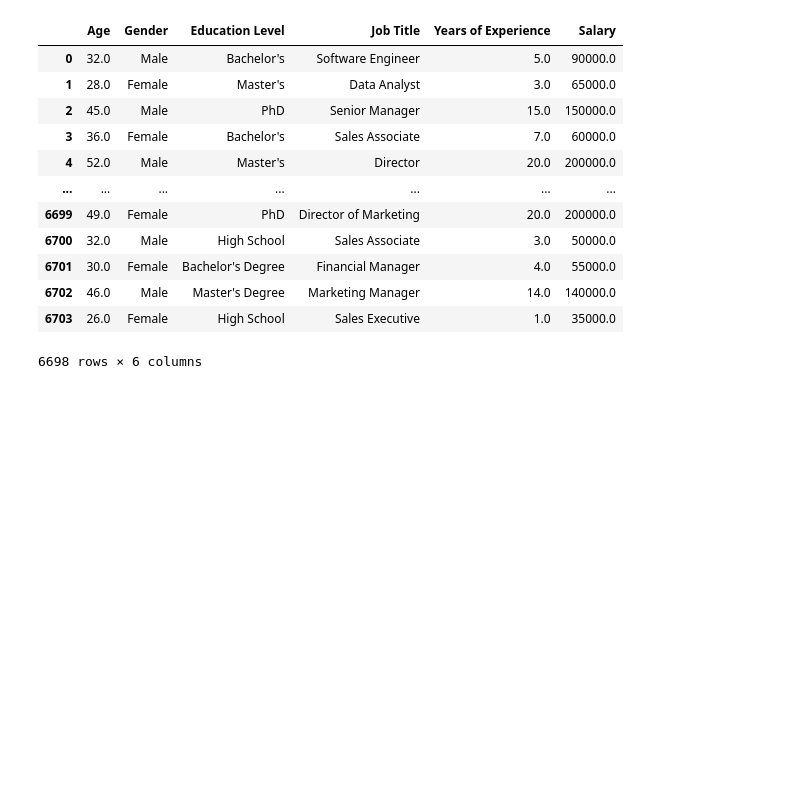
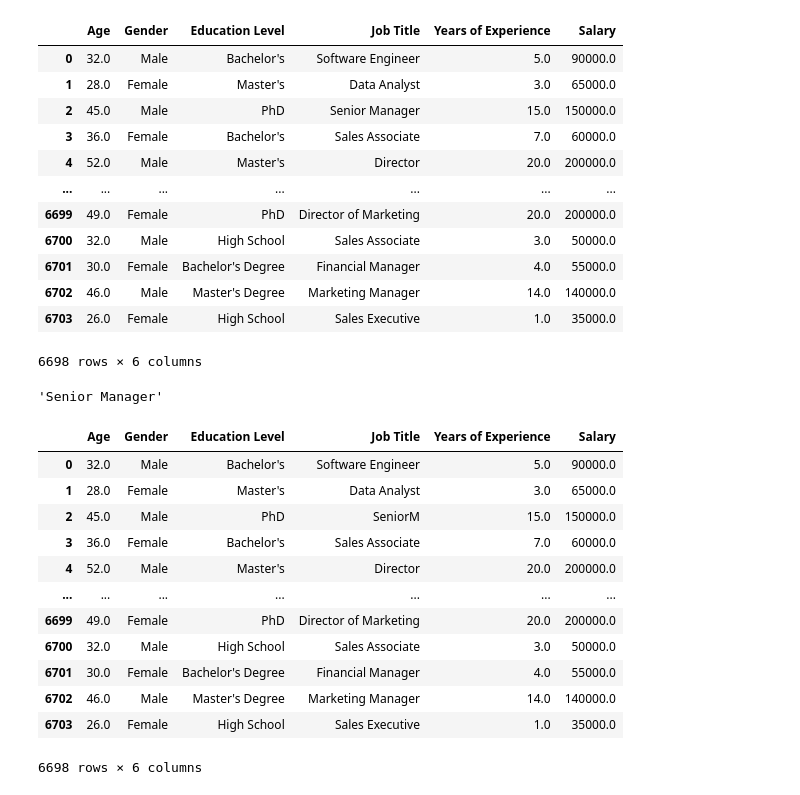
Before and after one commit to bindushahi/learn_data, a Jupyter notebook: numpypandas.ipynb, the cells around one changed output. Cells and saved outputs as stored; diff of their text form; code cells hidden in the pictures; blank space fills up the shorter version.

Commit message:
#particular data change garna parey

```diff
--- a/numpypandas.ipynb
+++ b/numpypandas.ipynb
@@ -239,3 +239,25 @@ df
 | 6702 | 46.0 | Male | Master's Degree | Marketing Manager | 14.0 | 140000.0 |
 | 6703 | 26.0 | Female | High School | Sales Executive | 1.0 | 35000.0 |
 6698 rows × 6 columns
+# %%
+data.at[2,'Job Title']   #particular data change garna parey
+# %% [output]
+'Senior Manager'
+# %%
+data.at[2,'Job Title']='SeniorM'
+# %%
+data
+# %% [output]
+|  | Age | Gender | Education Level | Job Title | Years of Experience | Salary |
+| 0 | 32.0 | Male | Bachelor's | Software Engineer | 5.0 | 90000.0 |
+| 1 | 28.0 | Female | Master's | Data Analyst | 3.0 | 65000.0 |
+| 2 | 45.0 | Male | PhD | SeniorM | 15.0 | 150000.0 |
+| 3 | 36.0 | Female | Bachelor's | Sales Associate | 7.0 | 60000.0 |
+| 4 | 52.0 | Male | Master's | Director | 20.0 | 200000.0 |
+| ... | ... | ... | ... | ... | ... | ... |
+| 6699 | 49.0 | Female | PhD | Director of Marketing | 20.0 | 200000.0 |
+| 6700 | 32.0 | Male | High School | Sales Associate | 3.0 | 50000.0 |
+| 6701 | 30.0 | Female | Bachelor's Degree | Financial Manager | 4.0 | 55000.0 |
+| 6702 | 46.0 | Male | Master's Degree | Marketing Manager | 14.0 | 140000.0 |
+| 6703 | 26.0 | Female | High School | Sales Executive | 1.0 | 35000.0 |
+6698 rows × 6 columns
```
Also changed, not shown: parts of 1 cell of this notebook.
